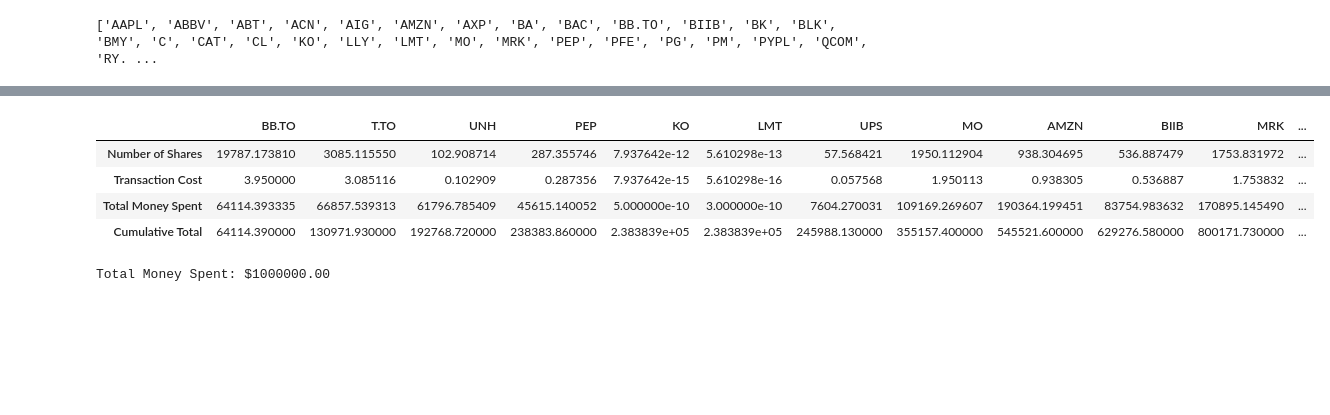
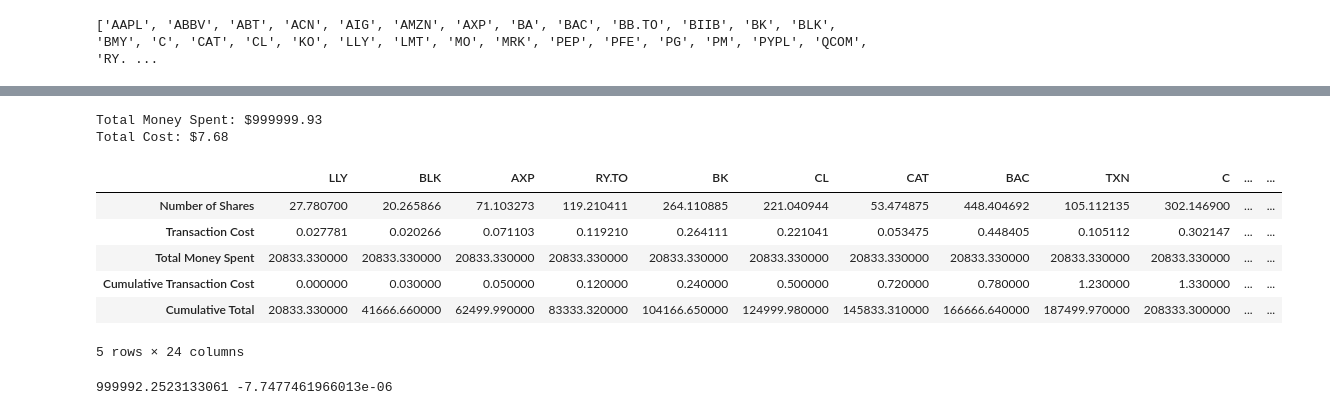
Before and after one commit to gsaujla/Robo-Advising, a Jupyter notebook: With Exchange rate + transaction costs.ipynb, the cells around one changed output, grey strips where cells are left out. Drawn from its saved outputs; the diff is of its cells as text; code cells hidden in the pictures; blank space fills up the shorter version.

```diff
--- a/With Exchange rate + transaction costs.ipynb
+++ b/With Exchange rate + transaction costs.ipynb
@@ -14,15 +14,17 @@ To change:
 - take monthly values instead
 - flip x and y column headers
 - implement transaction cost considerations
+# %%
+start_date = "2020-10-01"
+end_date = "2024-11-14"
 # %%
 # cleaning function
 
 tickers_file_name = "Tickers_Example.csv"
 tickers_file_original = pd.read_csv(tickers_file_name, header = None, names=['Ticker'])
+print(tickers_file_original.Ticker.tolist())
 
 total_investment = 1000000
-start_date = "2023-10-01"
-end_date = "2024-11-20"
 drop_tickers = []
 
 for tick in tickers_file_original['Ticker']:
@@ -246,5 +259,36 @@ OrderedDict([('BB.TO', 0.0641143933345876),
 # %%
 # Step 4: Allocate funds
+ranked_stocks = {'LLY': 241.08,   # "stocks"
+                 'BLK': 211.54,
+                 'AXP': 210.5,
+                 'RY.TO': 197.22,
+                 'BK': 196.75,
+                 'CL': 193.52,
+                 'CAT': 193.34,
+                 'BAC': 191.68,
+                 'TXN': 191.35,
+                 'C': 188.35,
+                 'AMZN': 187.5,
+                 'PG': 184.23,
+                 'ABBV': 180.09,
+                 'KO': 180.04,
+                 'AIG': 176.56,
+                 'QCOM': 174.33,
+                 'USB': 168.84,
+                 'MO': 167.77,
+                 'PM': 160.04,
+                 'LMT': 158.41,
+                 'PYPL': 154.33,
+                 'UNP': 148.9,
+                 'PEP': 142.54,
+                 'MRK': 138.51}
+
+stockslist = list(ranked_stocks.keys())
+weightlist = [0.02083333, 0.02083333, 0.02083333, 0.02083333, 0.02083333, 0.02083333,
+ 0.02083333, 0.02083333, 0.02083333, 0.02083333, 0.02083333, 0.14999999,
+ 0.02083333, 0.02083333, 0.02083334, 0.02083333, 0.02083333, 0.02083333,
+ 0.02083333, 0.02083333, 0.02083333, 0.13333333, 0.15, 0.15]             # "best_weight"
+weights = dict(zip(stockslist, weightlist))
 total_money = 1000000
 final_allocation = {}
 for stock, weight in weights.items():
@@ -254,43 +298,58 @@ for stock, weight in weights.items():
         price = ticker.fast_info["lastPrice"]  # need to make sure "end_date" is the most recent trading day
         '''
         currency = ticker.fast_info["currency"]
         if currency == 'USD':
             exchange = 'USDCAD=X'
             exchange_ticker = yf.Ticker(exchange)
             exchange_rate = exchange_ticker.fast_info["lastPrice"]
             price *= exchange_rate
         elif currency == 'CAD':
             continue
         '''
         num_shares = (allocation / price)
         # considering transaction costs
         if num_shares > 3950:
             num_shares = (allocation - 3.95)/price
             transaction_cost = 3.95
         else:
             num_shares = allocation/(price+0.001)
             transaction_cost = num_shares*0.001
         total_cost = num_shares * price
         #transaction_cost = total_cost * 0.01
         final_allocation[stock] = {
             "Number of Shares": num_shares,
             "Transaction Cost": transaction_cost,
             "Total Money Spent": total_cost + transaction_cost,
+            "Cumulative Transaction Cost": np.round(sum(stock["Transaction Cost"] for stock in final_allocation.values()), 2),
             "Cumulative Total": np.round(total_cost + transaction_cost+ sum(stock["Total Money Spent"] for stock in final_allocation.values()), 2)
         }
-display(pd.DataFrame(final_allocation))
-'''
-# Print final allocation
-print("Final Portfolio Allocation:")
-for stock, allocation in final_allocation.items():
-    print(f"{stock}: {np.round(allocation['num_shares'], 2)} shares, ${allocation['allocated_money']:.2f}")
-'''
+final = pd.DataFrame(final_allocation)
 
 print(f"Total Money Spent: ${sum(a['Total Money Spent'] for a in final_allocation.values()):.2f}")
+print(f"Total Cost: ${sum(a['Transaction Cost'] for a in final_allocation.values()):.2f}")
+display(final)
 # %% [output]
+Total Money Spent: $999999.93
+Total Cost: $7.68
-|  | BB.TO | T.TO | UNH | PEP | KO | LMT | UPS | MO | AMZN | BIIB | MRK | ... |
-| Number of Shares | 19787.173810 | 3085.115550 | 102.908714 | 287.355746 | 7.937642e-12 | 5.610298e-13 | 57.568421 | 1950.112904 | 938.304695 | 536.887479 | 1753.831972 | ... |
-| Transaction Cost | 3.950000 | 3.085116 | 0.102909 | 0.287356 | 7.937642e-15 | 5.610298e-16 | 0.057568 | 1.950113 | 0.938305 | 0.536887 | 1.753832 | ... |
-| Total Money Spent | 64114.393335 | 66857.539313 | 61796.785409 | 45615.140052 | 5.000000e-10 | 3.000000e-10 | 7604.270031 | 109169.269607 | 190364.199451 | 83754.983632 | 170895.145490 | ... |
-| Cumulative Total | 64114.390000 | 130971.930000 | 192768.720000 | 238383.860000 | 2.383839e+05 | 2.383839e+05 | 245988.130000 | 355157.400000 | 545521.600000 | 629276.580000 | 800171.730000 | ... |
+|  | LLY | BLK | AXP | RY.TO | BK | CL | CAT | BAC | TXN | C | ... | ... |
+| Number of Shares | 27.780700 | 20.265866 | 71.103273 | 119.210411 | 264.110885 | 221.040944 | 53.474875 | 448.404692 | 105.112135 | 302.146900 | ... | ... |
+| Transaction Cost | 0.027781 | 0.020266 | 0.071103 | 0.119210 | 0.264111 | 0.221041 | 0.053475 | 0.448405 | 0.105112 | 0.302147 | ... | ... |
+| Total Money Spent | 20833.330000 | 20833.330000 | 20833.330000 | 20833.330000 | 20833.330000 | 20833.330000 | 20833.330000 | 20833.330000 | 20833.330000 | 20833.330000 | ... | ... |
+| Cumulative Transaction Cost | 0.000000 | 0.030000 | 0.050000 | 0.120000 | 0.240000 | 0.500000 | 0.720000 | 0.780000 | 1.230000 | 1.330000 | ... | ... |
+| Cumulative Total | 20833.330000 | 41666.660000 | 62499.990000 | 83333.320000 | 104166.650000 | 124999.980000 | 145833.310000 | 166666.640000 | 187499.970000 | 208333.300000 | ... | ... |
-Total Money Spent: $1000000.00
+5 rows × 24 columns
+# %%
+portfolio =0
+cost = 7.68
+
+for column, values in final.items():
+    num = values.iloc[0]
+    #print(num)
+    #price = values.iloc[1]
+    cur_price = yf.Ticker(column).fast_info['lastPrice']
+    portfolio += cur_price * num
+
+rate = (portfolio-1000000)/(1000000-cost)
+print(portfolio, rate)
+# %% [output]
+999992.2523133061 -7.7477461966013e-06
```
Also changed, not shown: parts of 7 cells of this notebook.
